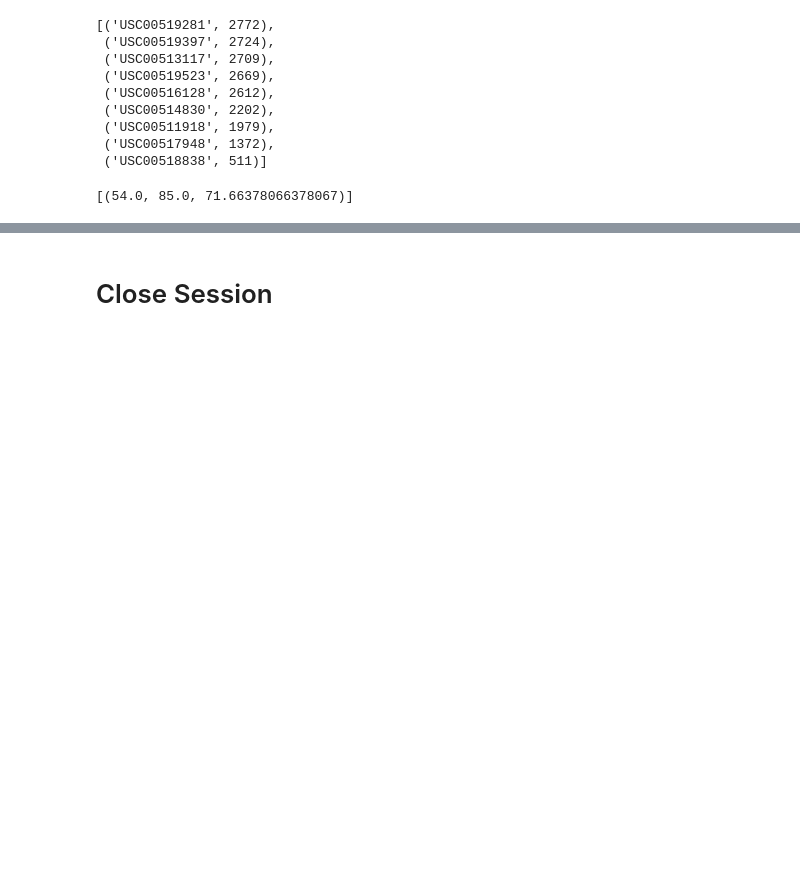
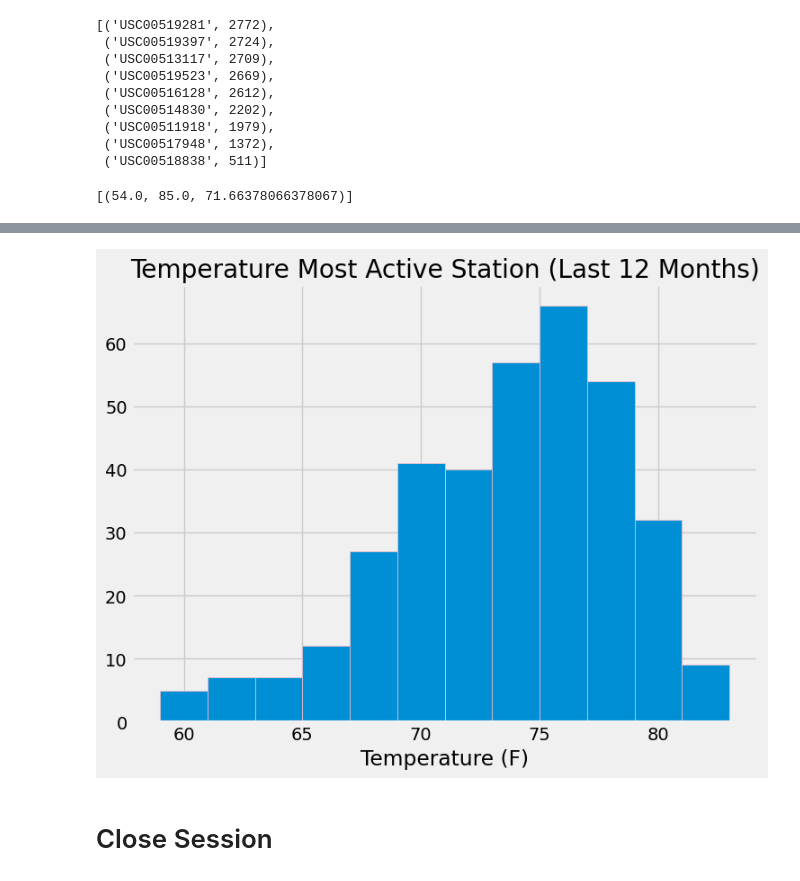
Before and after one commit to LittleAnimal667/sqlalchemy-challenge, a Jupyter notebook: SurfsUp/climate_starter.ipynb, the cells around one changed output, grey strips where cells are left out. Cells and saved outputs as stored; diff of their text form; code cells hidden in the pictures; blank space fills up the shorter version.

```diff
--- a/SurfsUp/climate_starter.ipynb
+++ b/SurfsUp/climate_starter.ipynb
@@ -129,3 +135,22 @@ Text(0.5, 4.183333333333314, 'Temperature')
+# %%
+# Using the most active station id
+# Query the last 12 months of temperature observation data for this station and plot the results as a histogram
+active_last_date = session.query(func.max(Measurement.date)).filter(Measurement.station == 'USC00519281').scalar()
+# active_last_date
+last_year = dt.date(2017, 8, 18) - dt.timedelta(days=365)
+# last_year
+one_year_active = session.query(Measurement.tobs).filter(Measurement.station == 'USC00519281').\
+    filter(Measurement.date >= last_year).all()
+
+df = pd.DataFrame(one_year_active, columns=['tobs'])
+
+plt.figure(figsize=(8, 6))
+plt.hist(df['tobs'], bins=12, edgecolor='pink')
+plt.title(f'Temperature Most Active Station (Last 12 Months)')
+plt.xlabel('Temperature (F)')
+plt.show()
+# %% [output]
+[figure, added]
 # %% [markdown]
 # Close Session
 # %%
```
Also changed, not shown: parts of 5 cells of this notebook.
